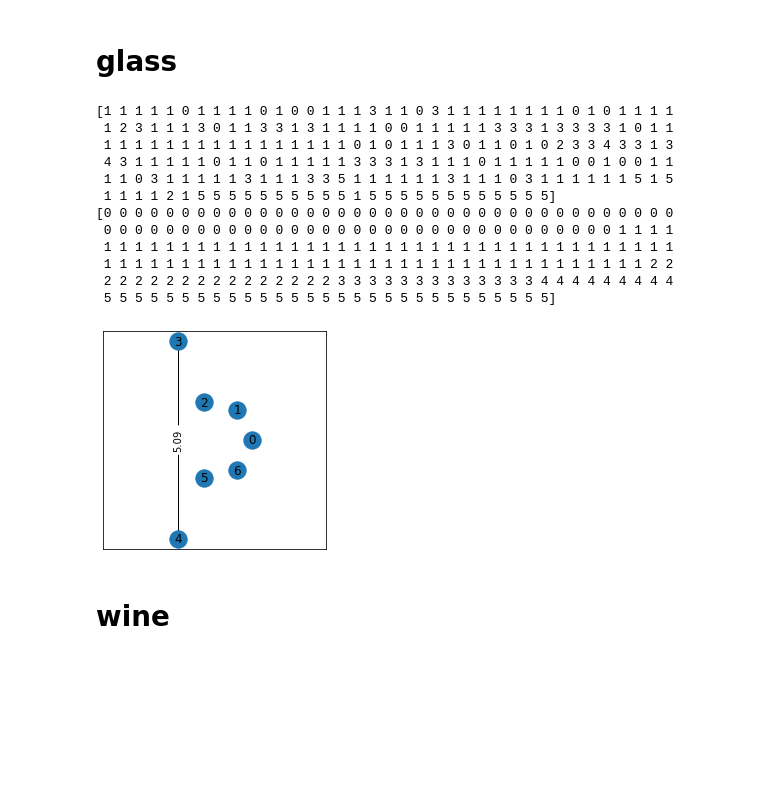
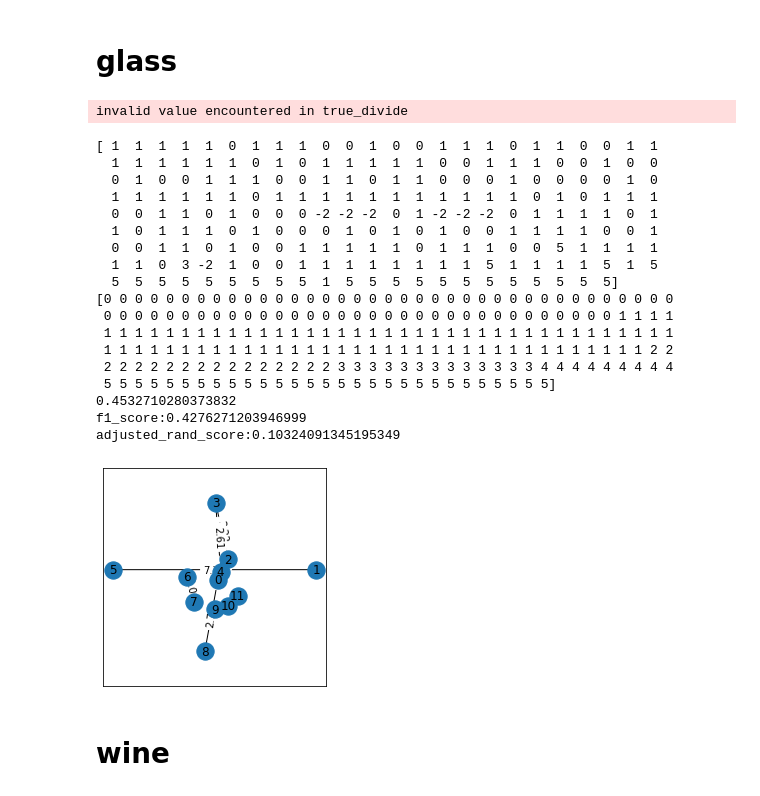
Before and after one commit to gaozhangyang/GIT, a Jupyter notebook: ex3_realdata/experiments.ipynb, the cells around one changed output. Saved outputs shown, nothing was run; the diff lists cells and outputs as text; code cells hidden in the pictures; blank space fills up the shorter version.

```diff
--- a/ex3_realdata/experiments.ipynb
+++ b/ex3_realdata/experiments.ipynb
@@ -23,10 +55,10 @@ import api
 imp.reload(api)
 
 Y_pred = api.DGSFC.fit( X,
-                      K_d=20,
-                      search_n=10,
-                      ratio=0.8,
-                      level=1,
+                      K_d=10,
+                      K_n=10,
+                      epsilon=0,
+                      lamda=0.4,
                       plot=True,
                       pnum=30,
                       mp4=False,
@@ -34,10 +66,10 @@ Y_pred = api.DGSFC.fit( X,
                       figroot='/usr/data/gzy/DGC/results/circles',
                       mp4name='circles'
                      )
-print(Y_pred)
-print(Y.astype(np.int))
-print(np.sum(Y_pred==Y)/Y.shape[0])
+# print(Y_pred)
+# print(Y_true.astype(np.int))
+# print(np.sum(Y_pred==Y_true)/Y_true.shape[0])
 
-print( 'f1_score:{}'.format(f1_score(Y, Y_pred, average='weighted')) )
-print( 'adjusted_rand_score:{}'.format(adjusted_rand_score(Y, Y_pred)) )
+# print( 'f1_score:{}'.format(f1_score(Y_true, Y_pred, average='weighted')) )
+# print( 'adjusted_rand_score:{}'.format(adjusted_rand_score(Y_true, Y_pred)) )
 # %% [output]
@@ -61,46 +96,55 @@ adjusted_rand_score:0.7195837484778037
 # %%
 panda=pd.read_csv('./glass.csv', header=None)
 X=panda.iloc[1:,:-1].values.astype(np.float)
-Y=panda.iloc[1:,-1].values.astype(np.int)
-Y_set=list(set(Y))
+Y_true=panda.iloc[1:,-1].values.astype(np.int)
+Y_set=list(set(Y_true))
 Y_map={Y_set[i]:i for i in range(len(Y_set))}
-Y=np.array([Y_map[y] for y in Y])
+Y_true=np.array([Y_map[y] for y in Y_true])
 # %%
 import api
 imp.reload(api)
 
 Y_pred=api.DGSFC.fit( X,
-                      K_d=20,
-                      search_n=20,
-                      ratio=0.7,
-                      level=1,
+                      K_d=30,
+                      K_n=10,
+                      lamda=0.05,
+                      epsilon=0,
                       plot=True,
                       pnum=30,
                       mp4=False,
                       fps=4,
                       figroot='/usr/data/gzy/DGC/results/circles',
                       mp4name='circles'
                      )
+
+Y_pred,Y_true=matchY(Y_pred,Y_true)
 print(Y_pred)
-print(Y.astype(np.int))
-print(np.sum(Y_pred==Y)/Y.shape[0])
+print(Y_true)
+print(np.sum(Y_pred==Y_true)/Y_true.shape[0])
 
-print( 'f1_score:{}'.format(f1_score(Y, Y_pred, average='weighted')) )
-print( 'adjusted_rand_score:{}'.format(adjusted_rand_score(Y, Y_pred)) )
+print( 'f1_score:{}'.format(f1_score(Y_true, Y_pred, average='weighted')) )
+print( 'adjusted_rand_score:{}'.format(adjusted_rand_score(Y_true, Y_pred)) )
 # %% [output]
-[1 1 1 1 1 0 1 1 1 1 0 1 0 0 1 1 1 3 1 1 0 3 1 1 1 1 1 1 1 1 0 1 0 1 1 1 1
- 1 2 3 1 1 1 3 0 1 1 3 3 1 3 1 1 1 1 0 0 1 1 1 1 1 3 3 3 1 3 3 3 3 1 0 1 1
- 1 1 1 1 1 1 1 1 1 1 1 1 1 1 1 1 0 1 0 1 1 1 3 0 1 1 0 1 0 2 3 3 4 3 3 1 3
- 4 3 1 1 1 1 1 0 1 1 0 1 1 1 1 1 3 3 3 1 3 1 1 1 0 1 1 1 1 1 0 0 1 0 0 1 1
- 1 1 0 3 1 1 1 1 1 3 1 1 1 3 3 5 1 1 1 1 1 1 3 1 1 1 0 3 1 1 1 1 1 1 5 1 5
- 1 1 1 1 2 1 5 5 5 5 5 5 5 5 5 5 1 5 5 5 5 5 5 5 5 5 5 5 5]
-[0 0 0 0 0 0 0 0 0 0 0 0 0 0 0 0 0 0 0 0 0 0 0 0 0 0 0 0 0 0 0 0 0 0 0 0 0
- 0 0 0 0 0 0 0 0 0 0 0 0 0 0 0 0 0 0 0 0 0 0 0 0 0 0 0 0 0 0 0 0 0 1 1 1 1
- 1 1 1 1 1 1 1 1 1 1 1 1 1 1 1 1 1 1 1 1 1 1 1 1 1 1 1 1 1 1 1 1 1 1 1 1 1
- 1 1 1 1 1 1 1 1 1 1 1 1 1 1 1 1 1 1 1 1 1 1 1 1 1 1 1 1 1 1 1 1 1 1 1 2 2
- 2 2 2 2 2 2 2 2 2 2 2 2 2 2 2 3 3 3 3 3 3 3 3 3 3 3 3 3 4 4 4 4 4 4 4 4 4
- 5 5 5 5 5 5 5 5 5 5 5 5 5 5 5 5 5 5 5 5 5 5 5 5 5 5 5 5 5]
+invalid value encountered in true_divide
+[ 1  1  1  1  1  0  1  1  1  0  0  1  0  0  1  1  1  0  1  1  0  0  1  1
+  1  1  1  1  1  1  0  1  0  1  1  1  1  1  0  0  1  1  1  0  0  1  0  0
+  0  1  0  0  1  1  1  0  0  1  1  0  1  1  0  0  0  1  0  0  0  0  1  0
+  1  1  1  1  1  1  0  1  1  1  1  1  1  1  1  1  1  1  0  1  0  1  1  1
+  0  0  1  1  0  1  0  0  0 -2 -2 -2  0  1 -2 -2 -2  0  1  1  1  1  0  1
+  1  0  1  1  1  0  1  0  0  0  1  0  1  0  1  0  0  1  1  1  1  0  0  1
+  0  0  1  1  0  1  0  0  1  1  1  1  1  0  1  1  1  0  0  5  1  1  1  1
+  1  1  0  3 -2  1  0  0  1  1  1  1  1  1  1  1  5  1  1  1  1  5  1  5
+  5  5  5  5  5  5  5  5  5  1  5  5  5  5  5  5  5  5  5  5  5  5]
+[0 0 0 0 0 0 0 0 0 0 0 0 0 0 0 0 0 0 0 0 0 0 0 0 0 0 0 0 0 0 0 0 0 0 0 0 0
+ 0 0 0 0 0 0 0 0 0 0 0 0 0 0 0 0 0 0 0 0 0 0 0 0 0 0 0 0 0 0 0 0 0 1 1 1 1
+ 1 1 1 1 1 1 1 1 1 1 1 1 1 1 1 1 1 1 1 1 1 1 1 1 1 1 1 1 1 1 1 1 1 1 1 1 1
+ 1 1 1 1 1 1 1 1 1 1 1 1 1 1 1 1 1 1 1 1 1 1 1 1 1 1 1 1 1 1 1 1 1 1 1 2 2
+ 2 2 2 2 2 2 2 2 2 2 2 2 2 2 2 3 3 3 3 3 3 3 3 3 3 3 3 3 4 4 4 4 4 4 4 4 4
+ 5 5 5 5 5 5 5 5 5 5 5 5 5 5 5 5 5 5 5 5 5 5 5 5 5 5 5 5 5]
+0.4532710280373832
+f1_score:0.4276271203946999
+adjusted_rand_score:0.10324091345195349
-[figure, old version]
+[figure, new version]
 # %% [markdown]
 # wine
 # %%
```
Also changed, not shown: parts of 16 cells of this notebook, 6 other files.
